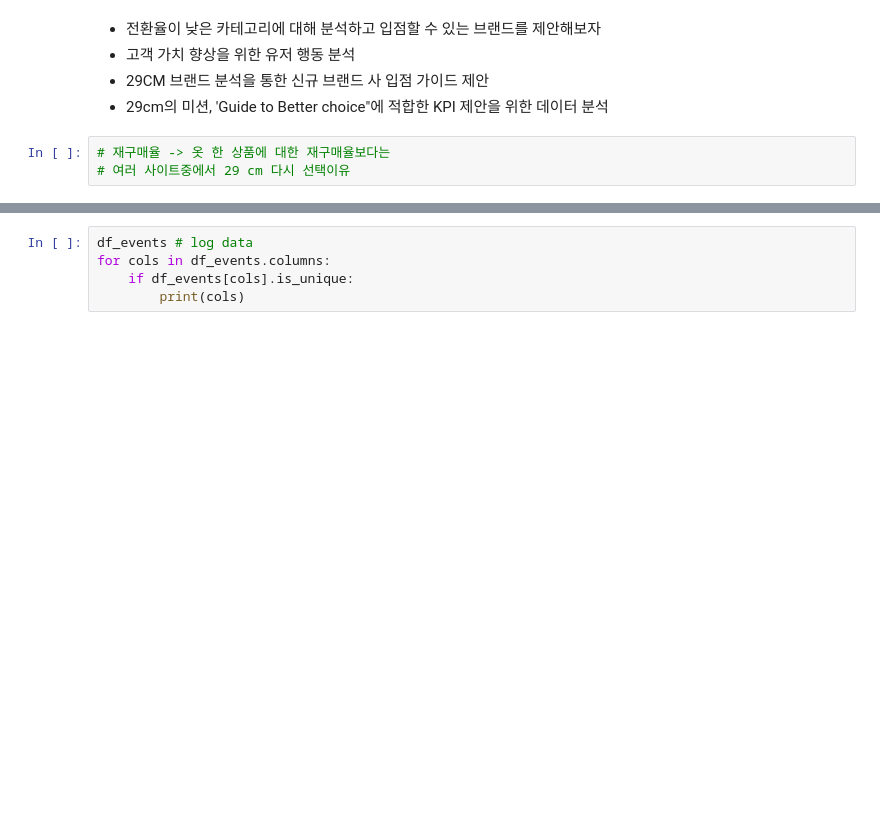
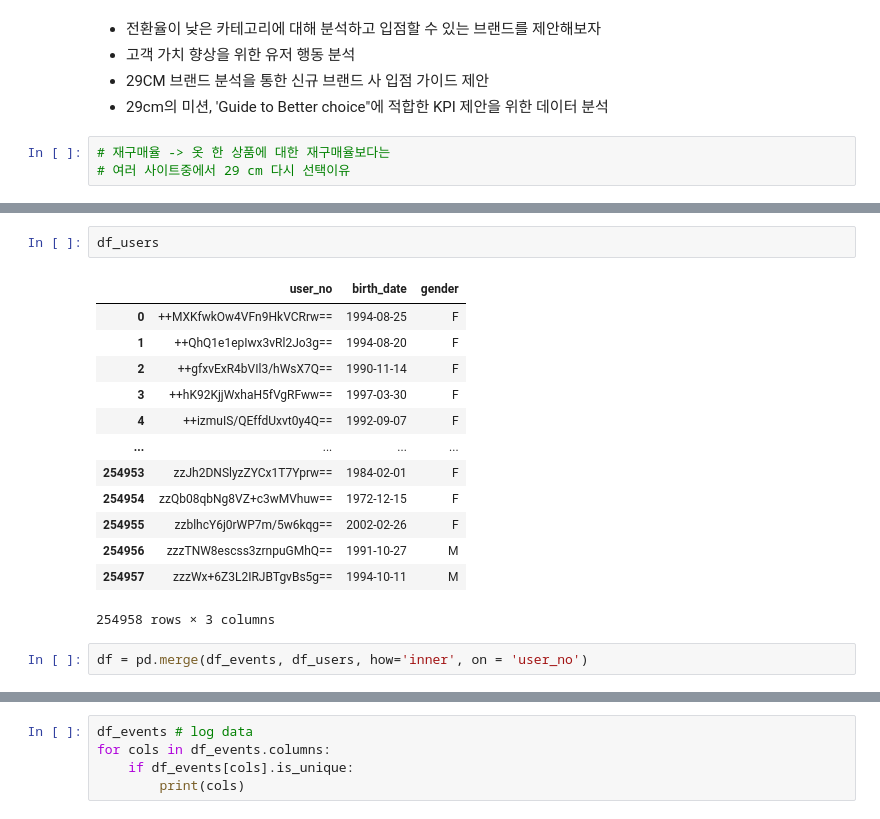
Before and after one commit to whatsasolo/eCommerce_PTJ, a Jupyter notebook: main.ipynb, the cells around one changed output, grey strips where cells are left out. Cells and saved outputs as stored; diff of their text form; blank space fills up the shorter version.

```diff
--- a/main.ipynb
+++ b/main.ipynb
@@ -40,0 +57,18 @@ FK 두 개.
+# %%
+df_users
+# %% [output]
+|  | user_no | birth_date | gender |
+| 0 | ++MXKfwkOw4VFn9HkVCRrw== | 1994-08-25 | F |
+| 1 | ++QhQ1e1epIwx3vRl2Jo3g== | 1994-08-20 | F |
+| 2 | ++gfxvExR4bVIl3/hWsX7Q== | 1990-11-14 | F |
+| 3 | ++hK92KjjWxhaH5fVgRFww== | 1997-03-30 | F |
+| 4 | ++izmuIS/QEffdUxvt0y4Q== | 1992-09-07 | F |
+| ... | ... | ... | ... |
+| 254953 | zzJh2DNSlyzZYCx1T7Yprw== | 1984-02-01 | F |
+| 254954 | zzQb08qbNg8VZ+c3wMVhuw== | 1972-12-15 | F |
+| 254955 | zzblhcY6j0rWP7m/5w6kqg== | 2002-02-26 | F |
+| 254956 | zzzTNW8escss3zrnpuGMhQ== | 1991-10-27 | M |
+| 254957 | zzzWx+6Z3L2IRJBTgvBs5g== | 1994-10-11 | M |
+254958 rows × 3 columns
+# %%
+df = pd.merge(df_events, df_users, how='inner', on = 'user_no')
```
Also changed, not shown: parts of 2 cells of this notebook.
